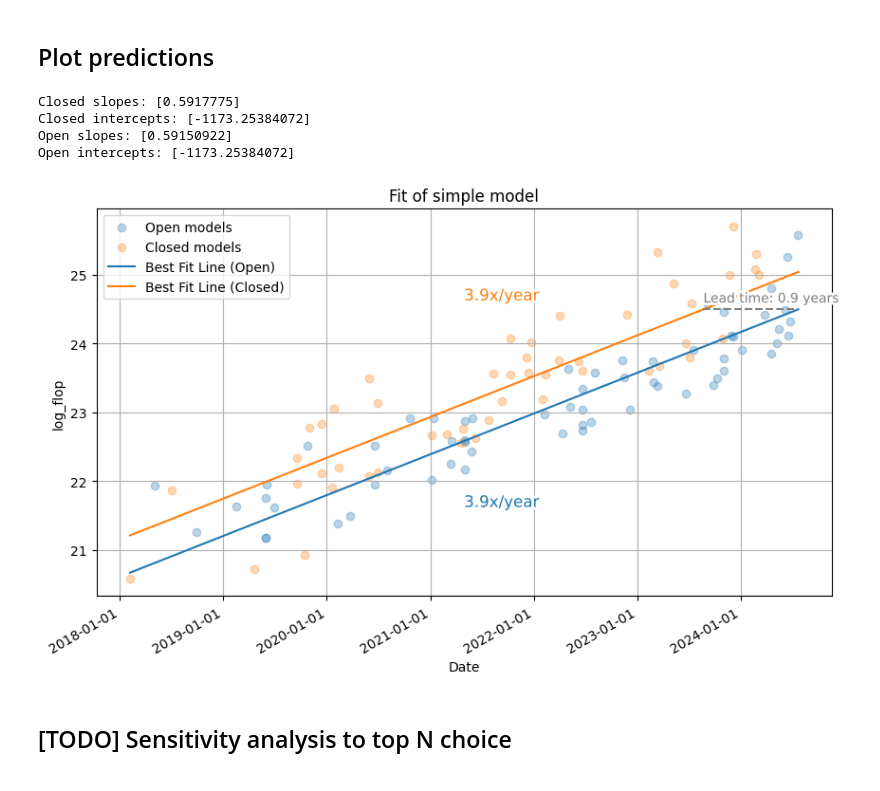
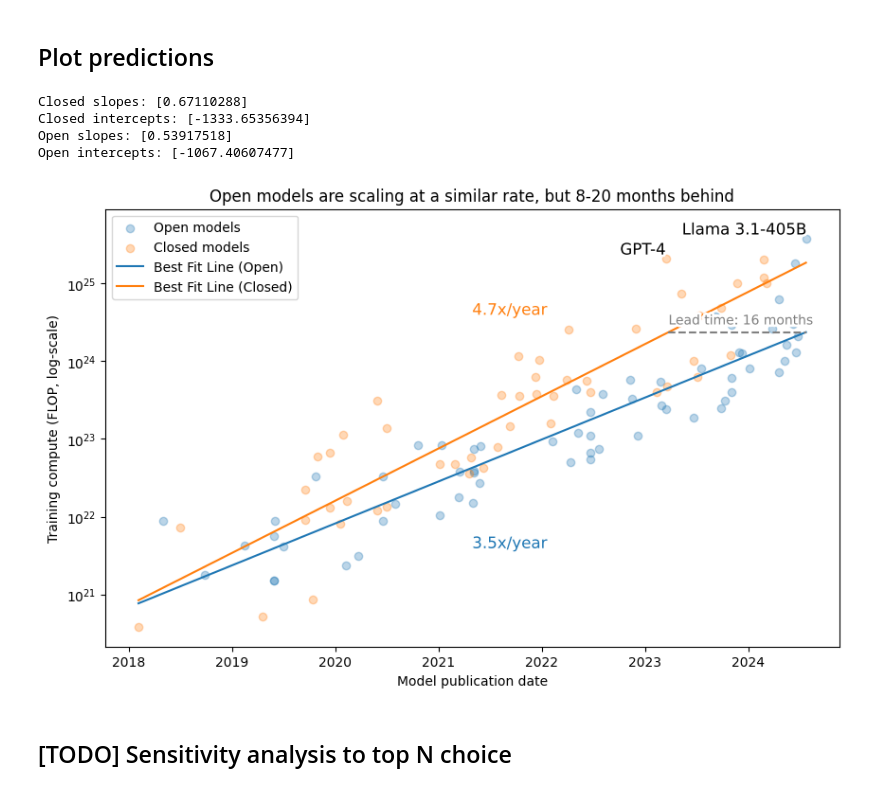
Before and after one commit to epoch-research/open-model-trends, a Jupyter notebook: compute_analysis.ipynb, the cells around one changed output. Drawn from its saved outputs; the diff is of its cells as text; code cells hidden in the pictures.

```diff
--- a/compute_analysis.ipynb
+++ b/compute_analysis.ipynb
@@ -31,7 +31,7 @@ from plotting import *
 from regression import *
 from utils import *
 # %%
-results_dir = 'results/data-update-25July/'
+results_dir = 'results/2August/'
 os.makedirs(results_dir, exist_ok=True)
 # %% [markdown]
 # Data preparation
@@ -687,13 +708,15 @@ results_df.to_csv(os.path.join(results_dir, fname), index=False)
 ## Plot predictions
 # %%
 # Graph of the different model fits
+# TODO additional plot with big-company models in a different color or marker
 
 model = 'simple'  # ['simple', 'kinked']
 colors = {'open': 'C0', 'closed': 'C1'}
 
 # Parameters for the simple model
+kink_count = 0
 same_intercepts = (False,)
-same_slopes = (True,)
+same_slopes = (False,)
 
 # Parameters for the kinked model
 # kink_count = 1
@@ -701,7 +724,7 @@ same_slopes = (True,)
 # same_intercepts = (True, False)
 # same_slopes = (True, True)
 
-def plot_model(df, model_type, kink_count=1, verbose=True):
+def plot_model(df, model_type, kink_count=1, verbose=False):
     if model_type == 'simple':
         fit_result = fit_n_phase_exponential(df, 0, same_intercepts, same_slopes)
     else:
@@ -729,15 +752,23 @@ def plot_model(df, model_type, kink_count=1, verbose=True):
     # Formatting the plot
     plt.legend()
     if model == 'kinked':
-      plt.title(f'Fit of {model_type} model with {kink_count} kinks')
+        plt.title(f'Fit of {model_type} model with {kink_count} kinks')
     else:
-      plt.title(f'Fit of {model_type} model')
-    plt.xlabel('Date')
-    plt.ylabel('log_flop')
+        # plt.title(f'Fit of {model_type} model')
+        plt.title('Open models are scaling at a similar rate, but 8-20 months behind')
+    plt.xlabel('Model publication date')
+    plt.ylabel('Training compute (FLOP, log-scale)')
+    # Set x-axis ticks to show only years
+    years = mdates.YearLocator()
+    plt.gca().xaxis.set_major_locator(years)
+    plt.gca().xaxis.set_major_formatter(mdates.DateFormatter('%Y'))
+    # Set y-axis ticks for scientific notation
+    plt.gca().yaxis.set_major_formatter(plt.FuncFormatter(lambda x, p: f'$10^{{{int(x)}}}$'))
+    plt.gca().yaxis.set_major_locator(plt.MultipleLocator(1))  # Set major ticks every 5 units
 
-    # Format the date on the x-axis
-    plt.gca().xaxis.set_major_formatter(DateFormatter('%Y-%m-%d'))
-    plt.gcf().autofmt_xdate()  # Rotation
+    # # Format the date on the x-axis
+    # plt.gca().xaxis.set_major_formatter(DateFormatter('%Y-%m-%d'))
+    # plt.gcf().autofmt_xdate()  # Rotation
 
     # if kink_count == 0 or model == 'simple':
     #     print(f"The slope is: {fit_result.oom_year_slopes[0]:0.2f} OOM/year ({10**fit_result.oom_year_slopes[0]:0.2f}x/year)")
@@ -759,56 +790,56 @@ def plot_model(df, model_type, kink_count=1, verbose=True):
             plt.text(
                mid,
                y + 1.5 * (1 if category == 'closed' else -1),
                f'{10**fit_result.oom_year_slopes[category][i]:0.1f}x/year',
                fontsize=12,
                color=colors[category],
                path_effects=[pe.withStroke(linewidth=4, foreground="white")]
             )
 
     # Plot horizontal line segment showing the lead time
     lead_time_years = calculate_lead_time(df, fit_result)
     end_date = df['date'].max()
     start_date = end_date - pd.DateOffset(days=int(lead_time_years * 365.25))
     y_value = fit_result.predict(pd.Series([end_date]), pd.Series(['Open']))[0]
     plt.hlines(y=y_value, xmin=start_date, xmax=end_date, color='grey', linestyle='--')
     # Label the line
-    plt.text(start_date, y_value+0.1, f'Lead time: {lead_time_years:.1f} years', fontsize=10, color='grey', path_effects=[pe.withStroke(linewidth=4, foreground="white")])
+    plt.text(start_date, y_value+0.1, f'Lead time: {lead_time_years*12:.0f} months', fontsize=10, color='grey', path_effects=[pe.withStroke(linewidth=4, foreground="white")])
 
     # Annotate some key models with text
-    # key_models = ['GPT-4', 'Llama 3.1-405B', 'GPT-3 175B (davinci)', 'GPT-2 (1.5B)', 'PaLM (540B)']
-    # for model_name in key_models:
-    #     model_row = df_filtered[df_filtered['System'] == model_name]
-    #     # position top-left
-    #     plt.text(model_row['date'].iloc[0], model_row['log_flop'].iloc[0], model_name, fontsize=12, color='black', path_effects=[pe.withStroke(linewidth=4, foreground="white")], horizontalalignment='right', verticalalignment='bottom')
+    key_models = ['GPT-4', 'Llama 3.1-405B']
+    for model_name in key_models:
+        model_row = df_filtered[df_filtered['System'] == model_name]
+        # position top-left
+        plt.text(model_row['date'].iloc[0], model_row['log_flop'].iloc[0], model_name, fontsize=12, color='black', path_effects=[pe.withStroke(linewidth=4, foreground="white")], horizontalalignment='right', verticalalignment='bottom')
 
-    # if verbose:
-    #   simple_fit = fit_n_phase_exponential(df, 0)
-    #   bayes_factor = np.exp(-0.5 * (fit_result.bic - simple_fit.bic))
-    #   unadjusted_bayes_factor = np.exp(-0.5 * (fit_result.bic - (simple_fit.bic + 2*np.log(len(df_filtered)))))
+    if verbose:
+      simple_fit = fit_n_phase_exponential(df, 0)
+      bayes_factor = np.exp(-0.5 * (fit_result.bic - simple_fit.bic))
+      unadjusted_bayes_factor = np.exp(-0.5 * (fit_result.bic - (simple_fit.bic + 2*np.log(len(df_filtered)))))
 
-    #   print(f"BIC score: {fit_result.bic}")
-    #   bic_score_difference = fit_result.bic - simple_fit.bic
-    #   if bic_score_difference > 0:
-    #     print(f"The simple exponential is preferred over this fit by a BIC score difference of {fit_result.bic - simple_fit.bic}")
-    #   if bic_score_difference < 0:
-    #     print(f"This fit is preferred over a simple exponential by a BIC score difference of {-fit_result.bic - simple_fit.bic}")
+      print(f"BIC score: {fit_result.bic}")
+      bic_score_difference = fit_result.bic - simple_fit.bic
+      if bic_score_difference > 0:
+        print(f"The simple exponential is preferred over this fit by a BIC score difference of {fit_result.bic - simple_fit.bic}")
+      if bic_score_difference < 0:
+        print(f"This fit is preferred over a simple exponential by a BIC score difference of {-fit_result.bic - simple_fit.bic}")
 
     plt.legend()
-    plt.grid(True)
+    # plt.grid(True)
 
     # Save plot
-    # fname = f'compute_regression_{model_selection}_frontier={frontier_selection}_top{top_n}_cutoff={cutoff_date}_{model_type}_kinks={kink_count}_same_slope.png'
+    fname = f'compute_regression_{model_selection}_frontier={frontier_selection}_top{top_n}_cutoff={cutoff_date}_{model_type}_kinks={kink_count}_same_slope.png'
     plt.savefig(os.path.join(results_dir, fname))
 
     plt.show()
 
 plot_model(df_filtered, model, kink_count)
 # %% [output]
-Closed slopes: [0.5917775]
-Closed intercepts: [-1173.25384072]
-Open slopes: [0.59150922]
-Open intercepts: [-1173.25384072]
+Closed slopes: [0.67110288]
+Closed intercepts: [-1333.65356394]
+Open slopes: [0.53917518]
+Open intercepts: [-1067.40607477]
-[figure, old version]
+[figure, new version]
 # %% [markdown]
 ## [TODO] Sensitivity analysis to top N choice
 # %%
```
Also changed, not shown: parts of 2 cells of this notebook.
